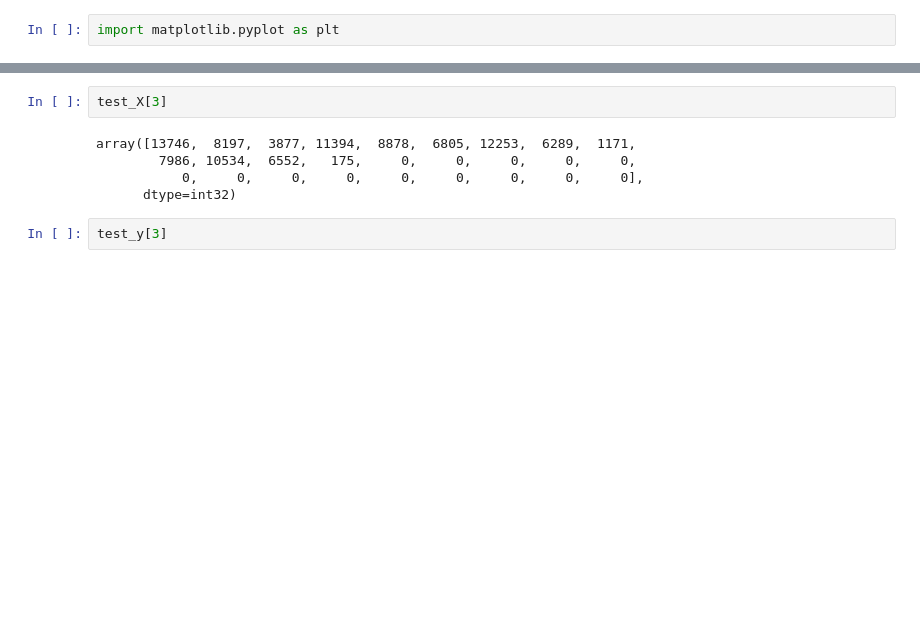
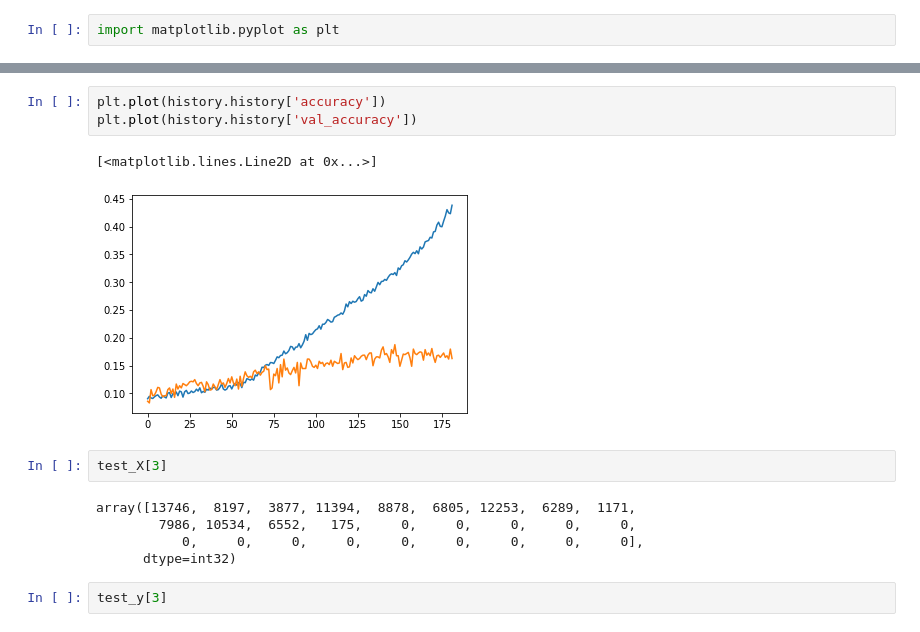
Before and after one commit to abhi-11nav/Text-Emotion-Detection, a Jupyter notebook: Text_Emotion_Detection.ipynb, the cells around one changed output, grey strips where cells are left out. Saved outputs shown, nothing was run; the diff lists cells and outputs as text; blank space fills up the shorter version.

```diff
--- a/Text_Emotion_Detection.ipynb
+++ b/Text_Emotion_Detection.ipynb
@@ -419,3 +489,9 @@ import matplotlib.pyplot as plt
+# %%
+plt.plot(history.history['accuracy'])
+plt.plot(history.history['val_accuracy'])
+# %% [output]
+[<matplotlib.lines.Line2D at 0x...>]
+[figure, added]
 # %%
 test_X[3]
 # %% [output]
```
Also changed, not shown: parts of 21 cells of this notebook.
